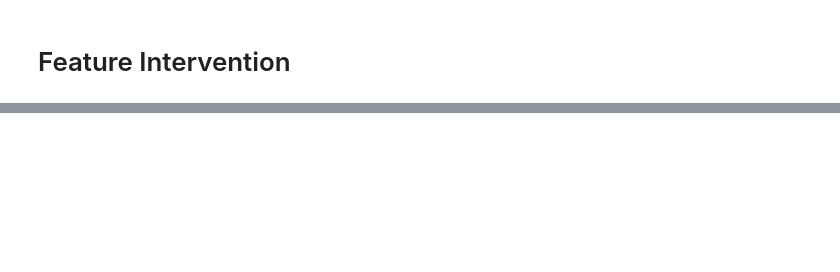
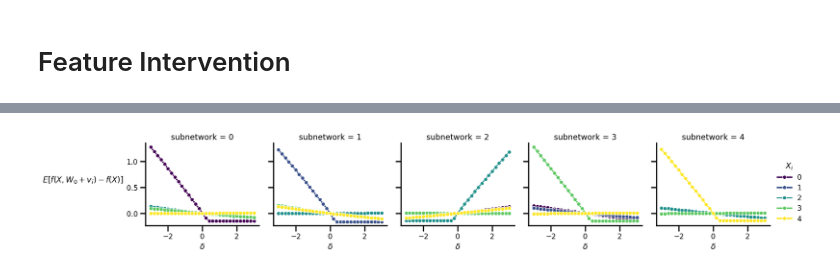
Before and after one commit to briannachrisman/eigenestimation, a Jupyter notebook: notebooks/tm1_tms.ipynb, the cells around one changed output, grey strips where cells are left out. Saved outputs shown, nothing was run; the diff lists cells and outputs as text; code cells hidden in the pictures; blank space fills up the shorter version.

```diff
--- a/notebooks/tm1_tms.ipynb
+++ b/notebooks/tm1_tms.ipynb
@@ -101,9 +126,8 @@ plt.show()
 # %% [markdown]
 # Figure 3: First 5 Subnetworks
 # %%
-f, axes = plt.subplots(figsize=(10, 3), nrows=1, ncols=5)
+f, axes = plt.subplots(figsize=(15, 1.8), nrows=1, ncols=5)
 
-subnetworks = eigenmodel.construct_subnetworks()
 # Iterate through axes
 axes_flat = axes.flatten()
 for i, network in enumerate(subnetworks):
@@ -113,7 +137,7 @@ for i, network in enumerate(subnetworks):
     biases = {k:v for k,v in network.items() if 'b' in k}
     biases = {str(i+1):v for i,v in enumerate(biases.values())}
 
-    feature_idx = 15 - abs(biases['1']).argmax().item()
+    feature_idx = 5 - abs(biases['1']).argmax().item()
 
     if feature_idx <= 5:
         DrawNeuralNetwork(weights, biases, ax=axes_flat[feature_idx-1])
@@ -271,0 +239,19 @@ for subnetwork_idx in range(15):
+# %%
+# Set Seaborn color palette to Viridis
+sns.set_palette("viridis", 5)
+sns.set_context("talk", font_scale=.7)
+# Create a FacetGrid for subplots
+g = sns.FacetGrid(df_melted, col='subnetwork', sharey=True)  # Adjust col_wrap for layout
+
+# Map violin plot to each subplot, ensuring colors are applied
+g.map_dataframe(sns.lineplot, x='circuit_coeff', y='value', hue='idx',  palette="viridis", marker='o', markersize=6)#, inner=None, alpha=0.6, split=False, dodge=False, width=2)
+# Adjust subplot aesthetics
+g.add_legend(title='$X_i$')
+g.set_axis_labels("$\delta$", "$E[{f(X, W_0+v_i) - f(X)}]$", rotation=0)
+g.set_ylabels(labelpad=70)
+# Set font for all text in plot
+# Set x label pad
+# Adjust x ticks
+plt.savefig(figure_names.tms_intervention_mean)
+# %% [output]
+[figure, added]
```
Also changed, not shown: parts of 13 cells of this notebook, 45 other files.
